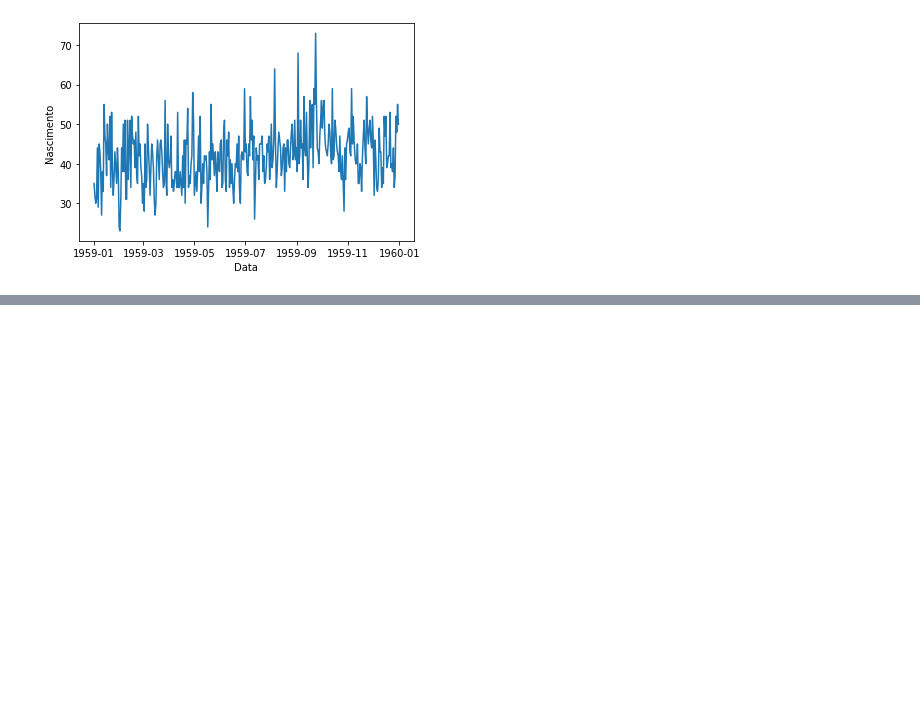
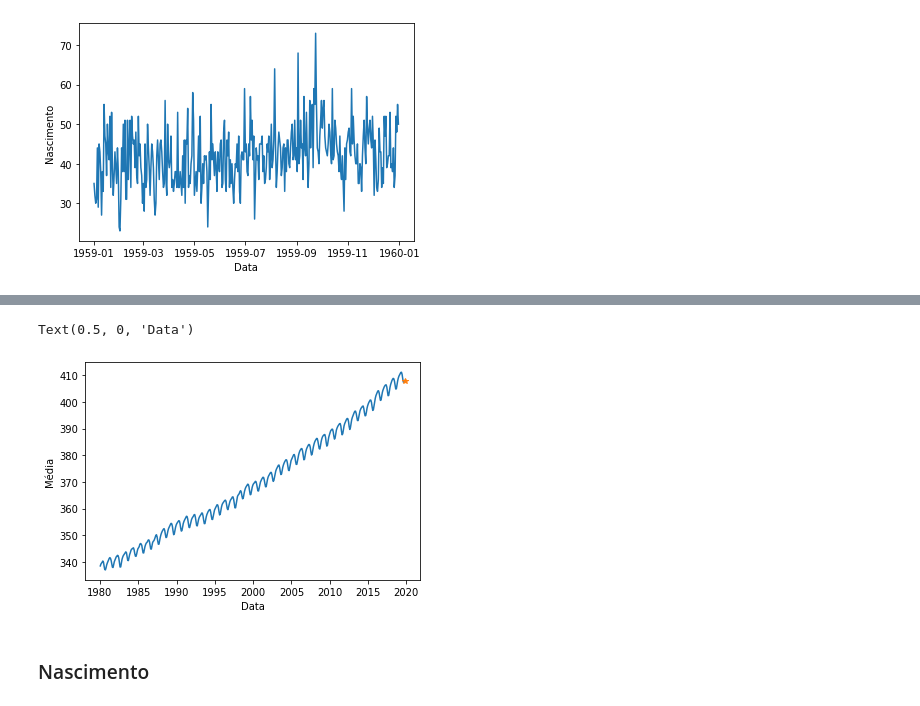
Before and after one commit to dieinimymaganha/time_series, a Jupyter notebook: Time Series Forecast.ipynb, the cells around one changed output, grey strips where cells are left out. Cells and saved outputs as stored; diff of their text form; code cells hidden in the pictures; blank space fills up the shorter version.

```diff
--- a/Time Series Forecast.ipynb
+++ b/Time Series Forecast.ipynb
@@ -52,0 +75,11 @@ Text(0.5, 0, 'Data')
+# %%
+media_tres_pontos_c = np.mean(co2.media[474:476])
+plt.plot(co2.data, co2.media)
+plt.plot(co2.iloc[-1,0] + dt_carb, media_tres_pontos_c,'*')
+plt.ylabel('Média')
+plt.xlabel('Data')
+# %% [output]
+Text(0.5, 0, 'Data')
+[figure, added]
+# %% [markdown]
+### Nascimento
```
Also changed, not shown: parts of 10 cells of this notebook.
